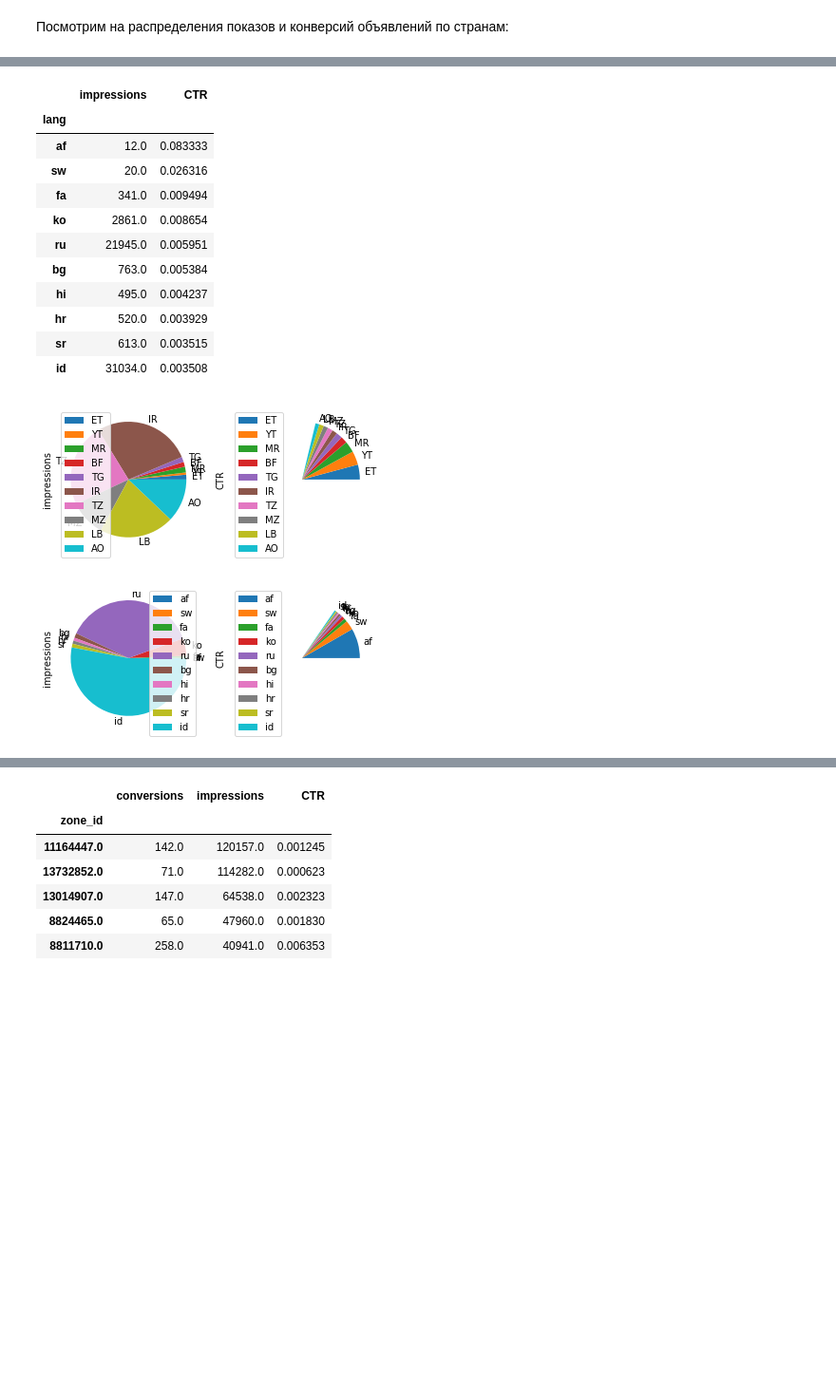
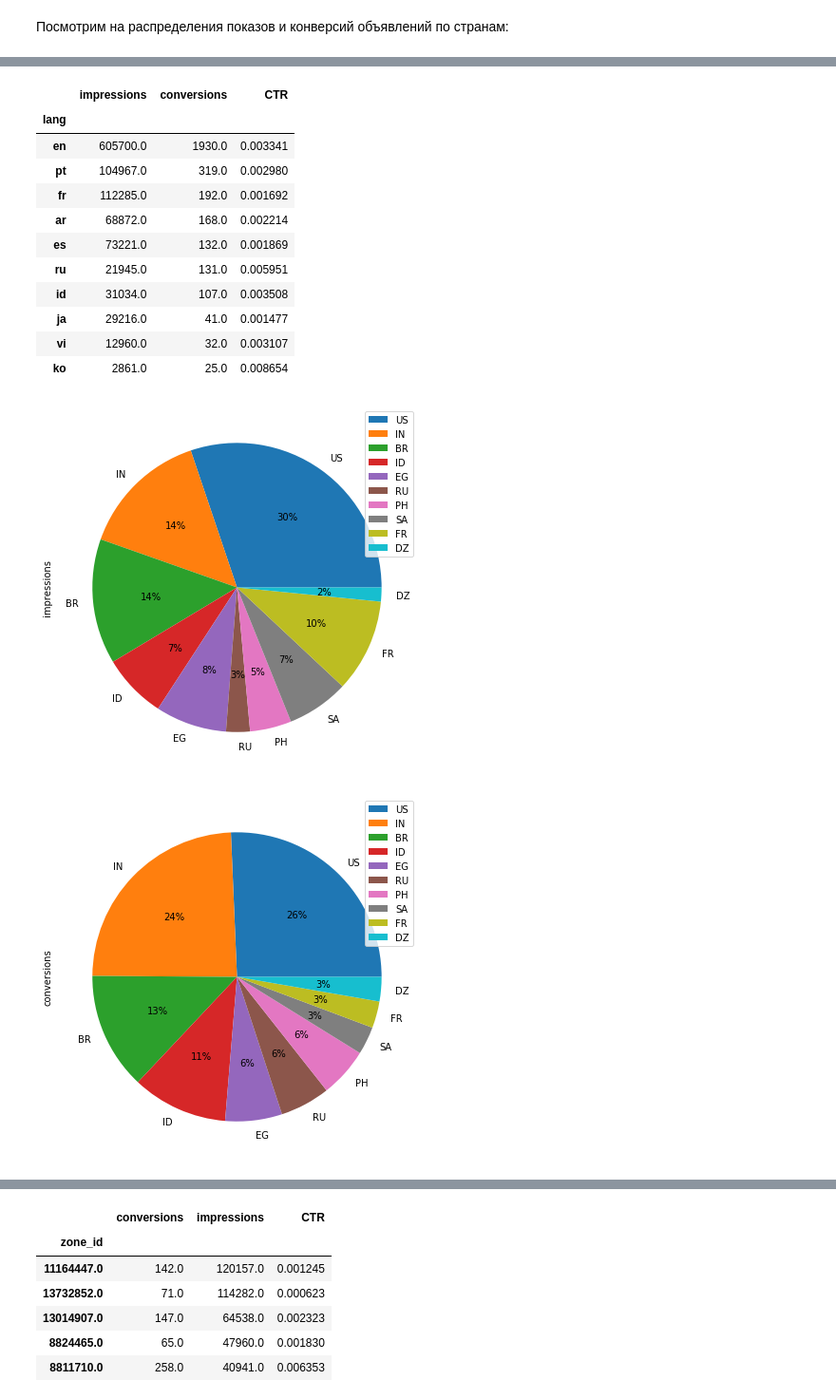
Before and after one commit to dmitrydonchenko/ctr_pred, a Jupyter notebook: estimate_feature_importances.ipynb, the cells around one changed output, grey strips where cells are left out. Shown at 95% size. Cells and saved outputs as stored; diff of their text form; code cells hidden in the pictures; blank space fills up the shorter version.

Commit message:
update geo charts

```diff
--- a/estimate_feature_importances.ipynb
+++ b/estimate_feature_importances.ipynb
@@ -305,6 +305,6 @@ SM         1
 Name: geo, Length: 227, dtype: int64
 # %%
-geo_conversions = source_df.groupby('geo').aggregate({'impressions' : 'sum', 'CTR' : 'mean'}).sort_values(by = 'CTR', ascending = False)
-lang_conversions = source_df.groupby('lang').aggregate({'impressions' : 'sum', 'CTR' : 'mean'}).sort_values(by = 'CTR', ascending = False)
+geo_conversions = source_df.groupby('geo').aggregate({'impressions' : 'sum', 'conversions' : 'sum', 'CTR' : 'mean'}).sort_values(by = 'conversions', ascending = False)
+lang_conversions = source_df.groupby('lang').aggregate({'impressions' : 'sum', 'conversions' : 'sum', 'CTR' : 'mean'}).sort_values(by = 'conversions', ascending = False)
 geo_conversions.head(10)
 # %% [output]
@@ -323,23 +323,21 @@ geo_conversions.head(10)
 # %%
 lang_conversions.head(10)
 # %% [output]
-|  | impressions | CTR |
-| lang |  |  |
-| af | 12.0 | 0.083333 |
-| sw | 20.0 | 0.026316 |
-| fa | 341.0 | 0.009494 |
-| ko | 2861.0 | 0.008654 |
-| ru | 21945.0 | 0.005951 |
-| bg | 763.0 | 0.005384 |
-| hi | 495.0 | 0.004237 |
-| hr | 520.0 | 0.003929 |
-| sr | 613.0 | 0.003515 |
-| id | 31034.0 | 0.003508 |
+|  | impressions | conversions | CTR |
+| lang |  |  |  |
+| en | 605700.0 | 1930.0 | 0.003341 |
+| pt | 104967.0 | 319.0 | 0.002980 |
+| fr | 112285.0 | 192.0 | 0.001692 |
+| ar | 68872.0 | 168.0 | 0.002214 |
+| es | 73221.0 | 132.0 | 0.001869 |
+| ru | 21945.0 | 131.0 | 0.005951 |
+| id | 31034.0 | 107.0 | 0.003508 |
+| ja | 29216.0 | 41.0 | 0.001477 |
+| vi | 12960.0 | 32.0 | 0.003107 |
+| ko | 2861.0 | 25.0 | 0.008654 |
 # %%
-geo_conversions.head(10).plot(kind = 'pie', subplots = True);
+geo_conversions.head(10).plot(kind = 'pie', y = 'impressions', figsize = (7, 7), autopct='%1.0f%%');
+geo_conversions.head(10).plot(kind = 'pie', y = 'conversions', figsize = (7, 7), autopct='%1.0f%%');
 # %% [output]
-[figure, old version]
+[figure, new version]
+[figure, added]
-# %%
-lang_conversions.head(10).plot(kind = 'pie', subplots = True);
-# %% [output]
-[figure, removed]
```
Also changed, not shown: parts of 10 cells of this notebook.
